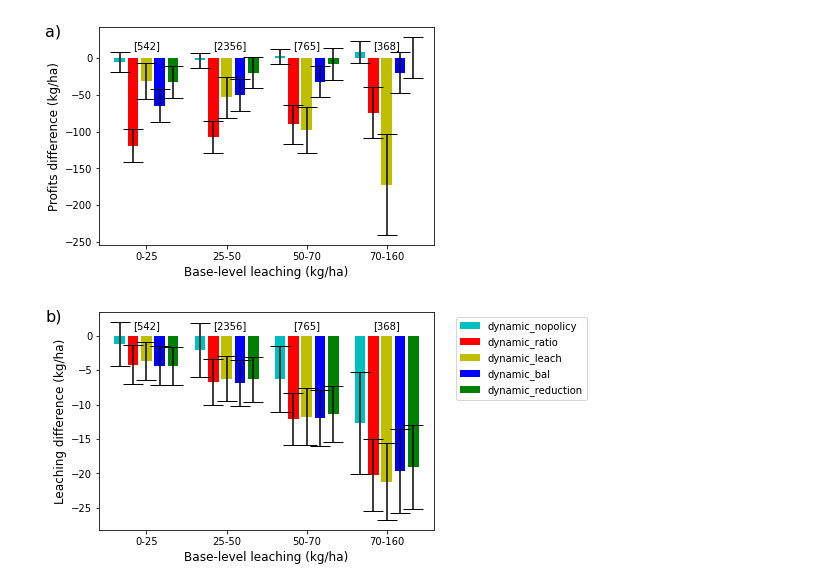
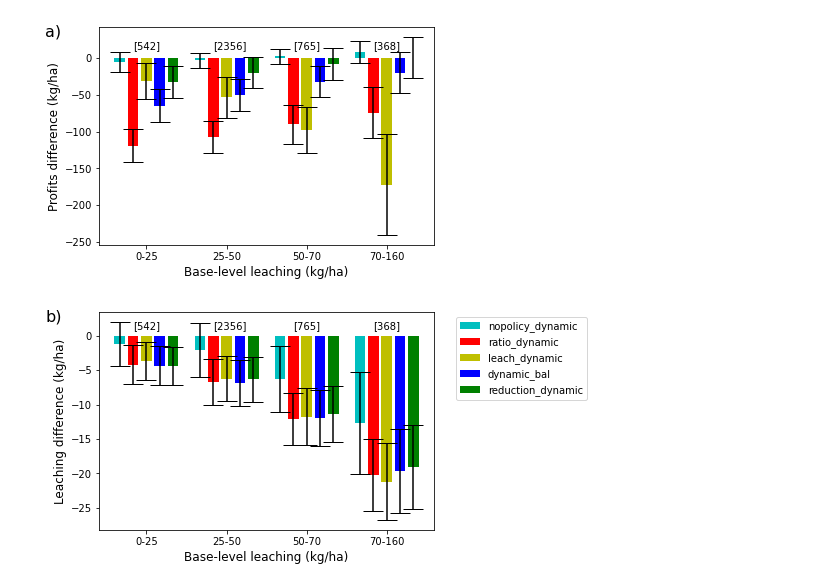
Before and after one commit to germanmandrini/n_policy, a Jupyter notebook: Codes/7a_field_effects.ipynb, the cells around one changed output. Cells and saved outputs as stored; diff of their text form; code cells hidden in the pictures.

```diff
--- a/Codes/7a_field_effects.ipynb
+++ b/Codes/7a_field_effects.ipynb
@@ -34,7 +34,7 @@ perfomances_opt_df = pd.merge(perfomances_opt_df, baselevel_df,  how='left', lef
 perfomances_opt_df['P_diff'] = perfomances_opt_df['P'] - perfomances_opt_df['P_0']
 perfomances_opt_df['L_diff'] = perfomances_opt_df['L'] - perfomances_opt_df['L_0']
 perfomances_opt_df['net_balance'] = perfomances_opt_df['P'] + perfomances_opt_df['G']
-perfomances_opt_df['net_balance_diff'] = perfomances_opt_df['net_balance'] - perfomances_opt_df['P_0']
+perfomances_opt_df['policy_cost'] = perfomances_opt_df['net_balance'] - perfomances_opt_df['P_0']
 perfomances_opt_df
 # %% [output]
 |  | index | policy | region | id_10 | NMS | z | id_field | Y_corn | Y_soy | L1 | ... | ... |
@@ -159,38 +159,38 @@ pos3 = [x + 2 for x in pos1]
 pos4 = [x + 3 for x in pos1]
 pos5 = [x + 4 for x in pos1]
 
-ax.bar(x = pos1, height = bar_nopolicy_dt['L_diff']['mean'],color = 'c', label = 'dynamic_nopolicy',
+ax.bar(x = pos1, height = bar_nopolicy_dt['L_diff']['mean'],color = 'c', label = 'nopolicy_dynamic',
       yerr=bar_nopolicy_dt['L_diff']['std'],align='center', alpha=1, ecolor='black', capsize=10)
 
-ax.bar(x = pos2, height = bar_ratio_dt['L_diff']['mean'],color = 'r',label = 'dynamic_ratio',
+ax.bar(x = pos2, height = bar_ratio_dt['L_diff']['mean'],color = 'r',label = 'ratio_dynamic',
       yerr=bar_ratio_dt['L_diff']['std'],align='center', alpha=1, ecolor='black', capsize=10)
 
-ax.bar(x = pos3, height = bar_leach_dt['L_diff']['mean'],color = 'y',label = 'dynamic_leach',
+ax.bar(x = pos3, height = bar_leach_dt['L_diff']['mean'],color = 'y',label = 'leach_dynamic',
       yerr=bar_leach_dt['L_diff']['std'],align='center', alpha=1, ecolor='black', capsize=10)
 
 ax.bar(x = pos4, height = bar_bal_dt['L_diff']['mean'],color = 'b',label = 'dynamic_bal',
       yerr=bar_nred_dt['L_diff']['std'],align='center', alpha=1, ecolor='black', capsize=10)
 
-ax.bar(x = pos5, height = bar_nred_dt['L_diff']['mean'],color = 'g',label = 'dynamic_reduction',
+ax.bar(x = pos5, height = bar_nred_dt['L_diff']['mean'],color = 'g',label = 'reduction_dynamic',
       yerr=bar_nred_dt['L_diff']['std'],align='center', alpha=1, ecolor='black', capsize=10)
 
 count_dt = bar_dt[bar_dt.policy_name == 'bal'].reset_index()
 
 for counter, value in enumerate(pos2):
     ax.annotate('['+str(count_dt.L_diff['count'][counter])+']', xy=(value, 1), xycoords='data', textcoords='data')
 
 plt.gcf().text(0, 0.85, 'b)', fontsize=16)
 plt.xlabel("Base-level leaching (kg/ha)", size = 12)
 plt.ylabel("Leaching difference (kg/ha)", size = 12)
 
 plt.xticks(pos3, x_labels)
 
 plt.legend(ncol=1, bbox_to_anchor=(1.05, 1), loc='upper left')
 
 plot_file_name = "/home/germanm2/n_policy_box/Data/figures/field_effects_bar_b.png"
 plt.savefig(plot_file_name, dpi=300, bbox_inches='tight')
 # %% [output]
-[figure, old version]
+[figure, new version]
 # %%
 hist = perfomances_opt_df2['P_0'].hist(bins=5)
 # %%
```
Also changed, not shown: parts of 7 cells of this notebook, 4 other files.
